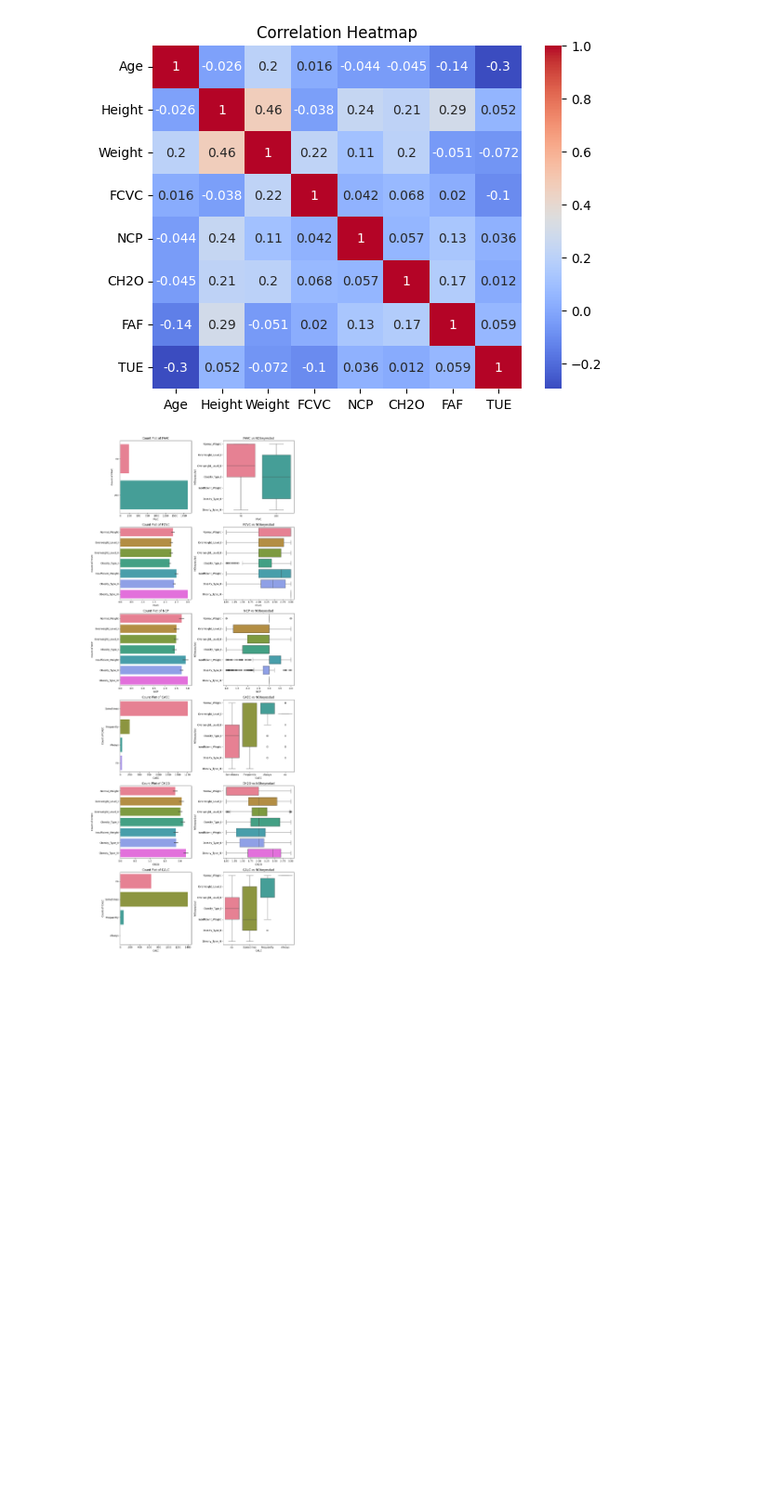
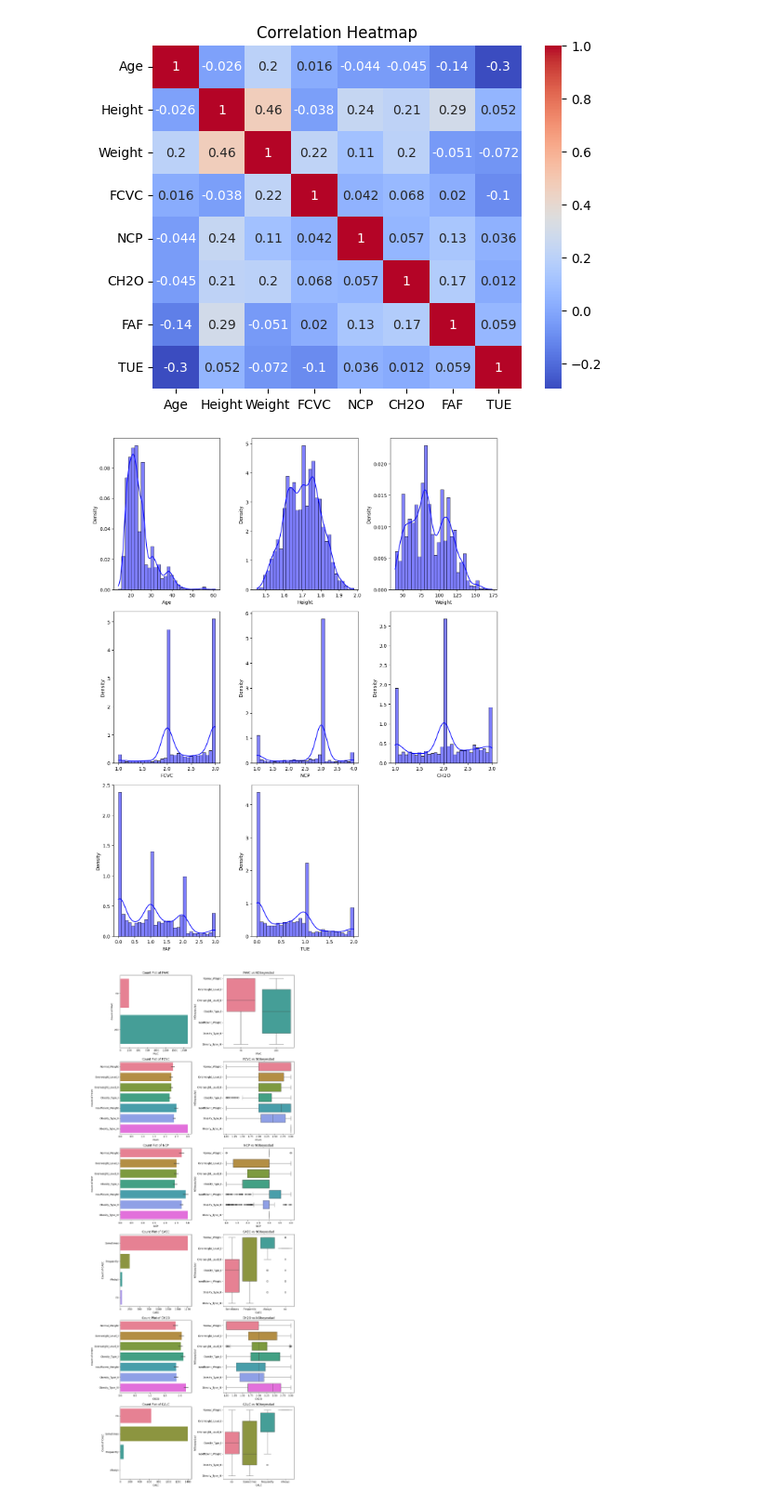
Before and after one commit to secary/compsci7306, a Jupyter notebook: mbd_a1/a1942340_dongjuma_assign1.ipynb, the cells around one changed output. Shown: that part at 93% size. Saved outputs shown, nothing was run; the diff lists cells and outputs as text; code cells hidden in the pictures; blank space fills up the shorter version.

```diff
--- a/mbd_a1/a1942340_dongjuma_assign1.ipynb
+++ b/mbd_a1/a1942340_dongjuma_assign1.ipynb
@@ -174,6 +178,33 @@ plt.title("Correlation Heatmap")
 plt.show()
 # %% [output]
 [figure]
+# %%
+def gaussian_charts(data: pd.DataFrame, features, label_rotation=False):
+    num_features = len(features)
+    num_rows = (num_features + 2) // 3
+    num_cols = 3
+
+    plt.figure(figsize=(12, num_rows * 5))
+
+    for i, feature in enumerate(features):
+        row = i // num_cols
+        col = i % num_cols
+
+        plt.subplot(num_rows, num_cols, row * num_cols + col + 1)
+
+        sns.histplot(data[feature], kde=True, stat='density', bins=30, color='blue', edgecolor='black')
+
+        plt.xlabel(f'{feature}')
+        plt.ylabel(f'Density')
+        if label_rotation:
+            plt.xticks(rotation=90)
+
+    plt.tight_layout()
+    plt.show()
+# %%
+gaussian_charts(od, numeric_data)
+# %% [output]
+[figure, added]
 # %%
 def plot_charts(data, features, target='NObeyesdad', label_rotation=False):
 
```
Also changed, not shown: parts of 31 cells of this notebook.
